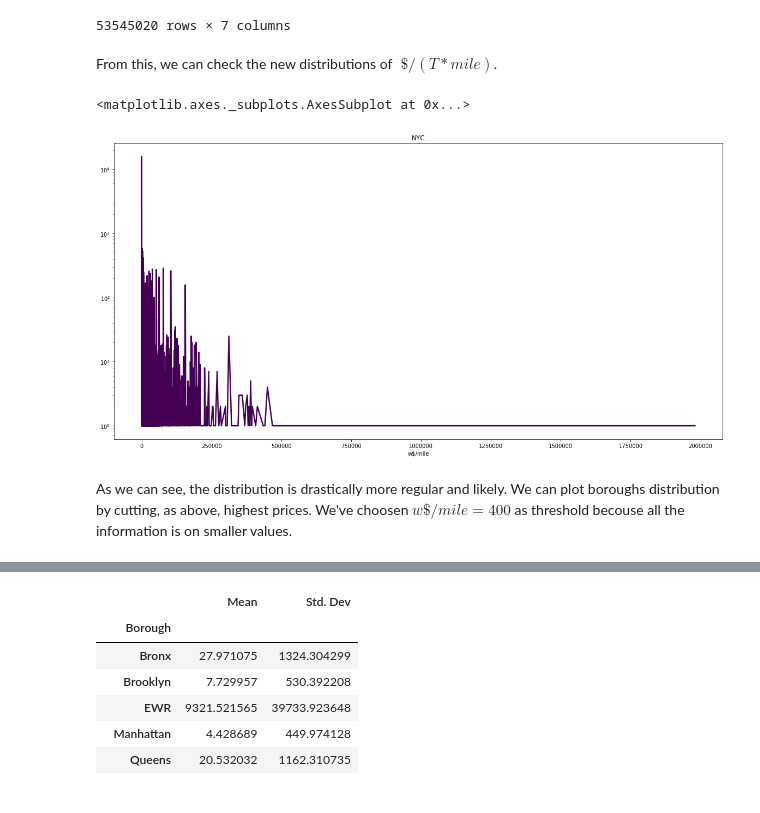
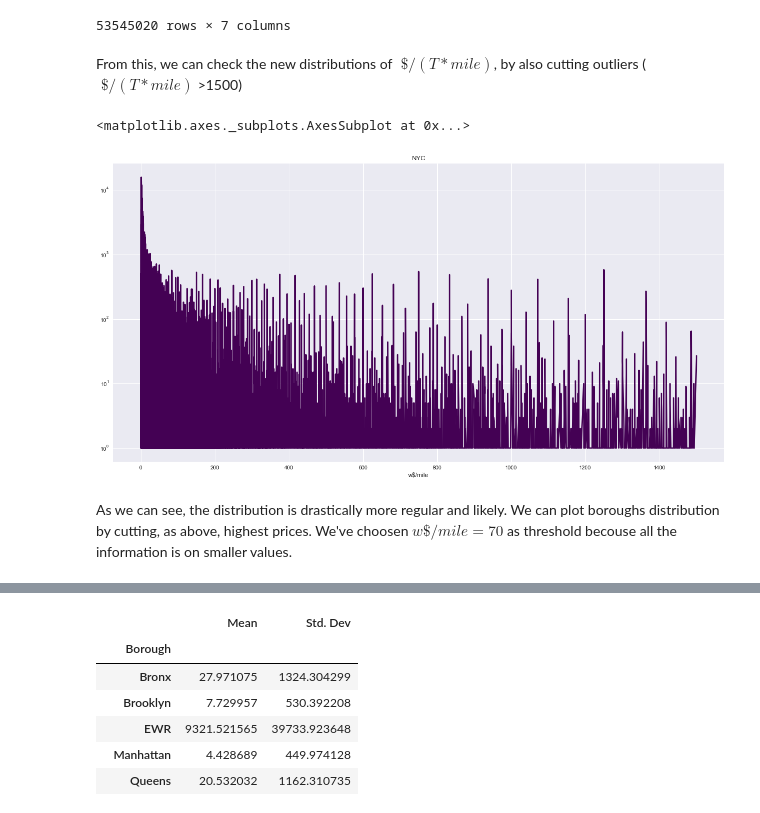
Before and after one commit to clabat9/ADM-Group6-HW2, a Jupyter notebook: Homework 2.ipynb, the cells around one changed output, grey strips where cells are left out. Saved outputs shown, nothing was run; the diff lists cells and outputs as text; code cells hidden in the pictures.

```diff
--- a/Homework 2.ipynb
+++ b/Homework 2.ipynb
@@ -449,14 +449,14 @@ u
 | 53545019 | 2018-06-25 02:46:45 | 2018-06-25 02:47:56 | 24.70 | 77.32 | Staten Island | 1.183333 | 2.645378 |
 53545020 rows × 7 columns
 # %% [markdown]
- From this, we can check the new distributions of $\,\,\$/(T*mile)$.
+ From this, we can check the new distributions of $\,\,\$/(T*mile)$, by also cutting outliers ( $\,\,\$/(T*mile)$ >1500)
 # %%
 # Better visualization on a log-scale y axis
-u.groupby("w$/mile").count()["trip_distance"].plot(kind = "line", figsize = (20,10),colormap= "viridis", logy = True, lw = 2.5, title = "NYC")
+u.loc[u["w$/mile"] < 1500].groupby("w$/mile").count()["trip_distance"].plot(kind = "line", figsize = (20,10),colormap= "viridis", logy = True, lw = 2.5, title = "NYC")
 # %% [output]
 <matplotlib.axes._subplots.AxesSubplot at 0x...>
-[figure, old version]
+[figure, new version]
 # %% [markdown]
-As we can see, the distribution is drastically more regular and likely. We can plot boroughs distribution by cutting, as above, highest prices. We've choosen $ w\$/mile = 400 $ as threshold becouse all the information is on smaller values.
+As we can see, the distribution is drastically more regular and likely. We can plot boroughs distribution by cutting, as above, highest prices. We've choosen $ w\$/mile = 70 $ as threshold becouse all the information is on smaller values.
 # %%
 for bor in set(u["Borough"]) :
```
Also changed, not shown: parts of 11 cells of this notebook.
